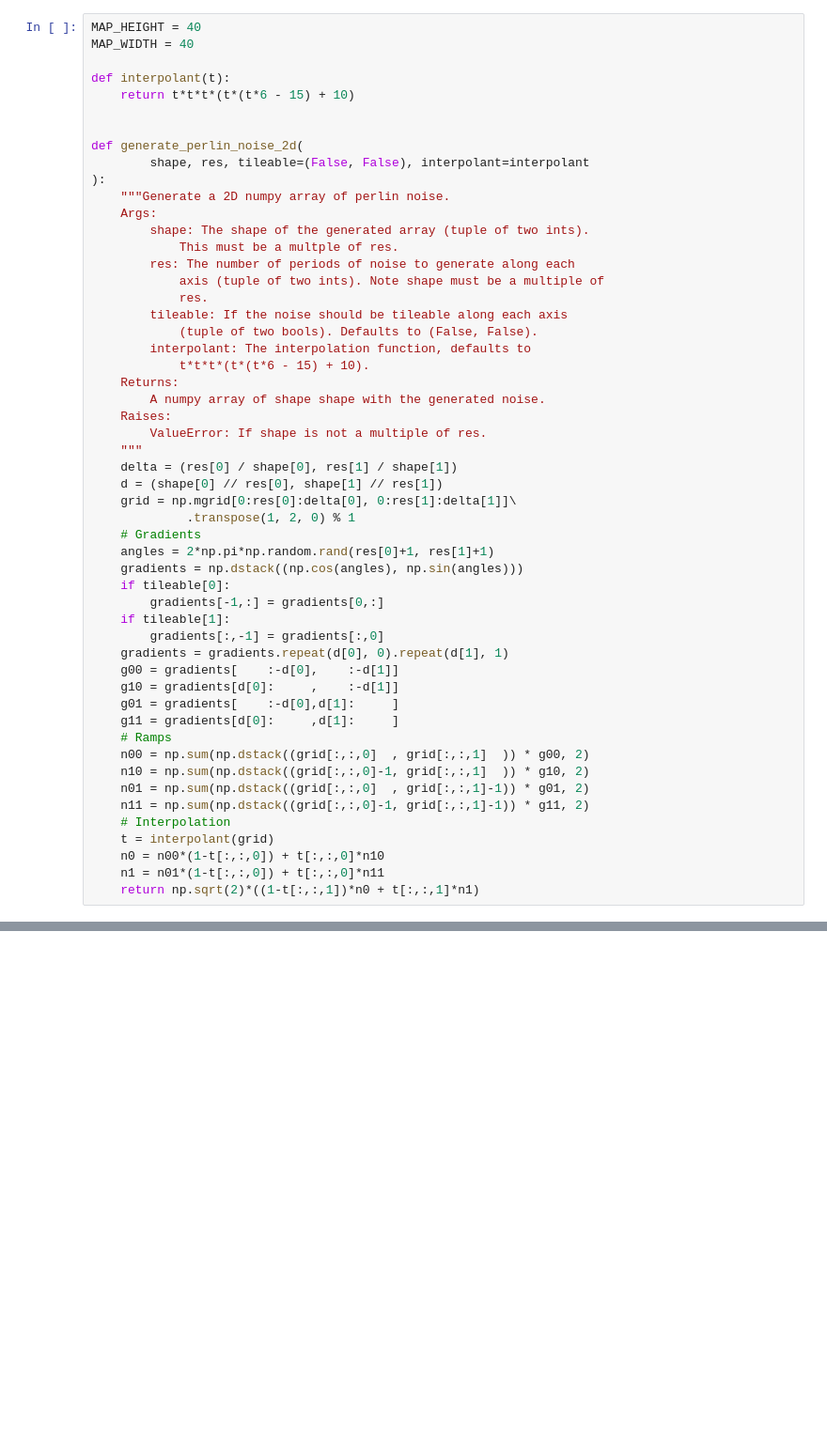
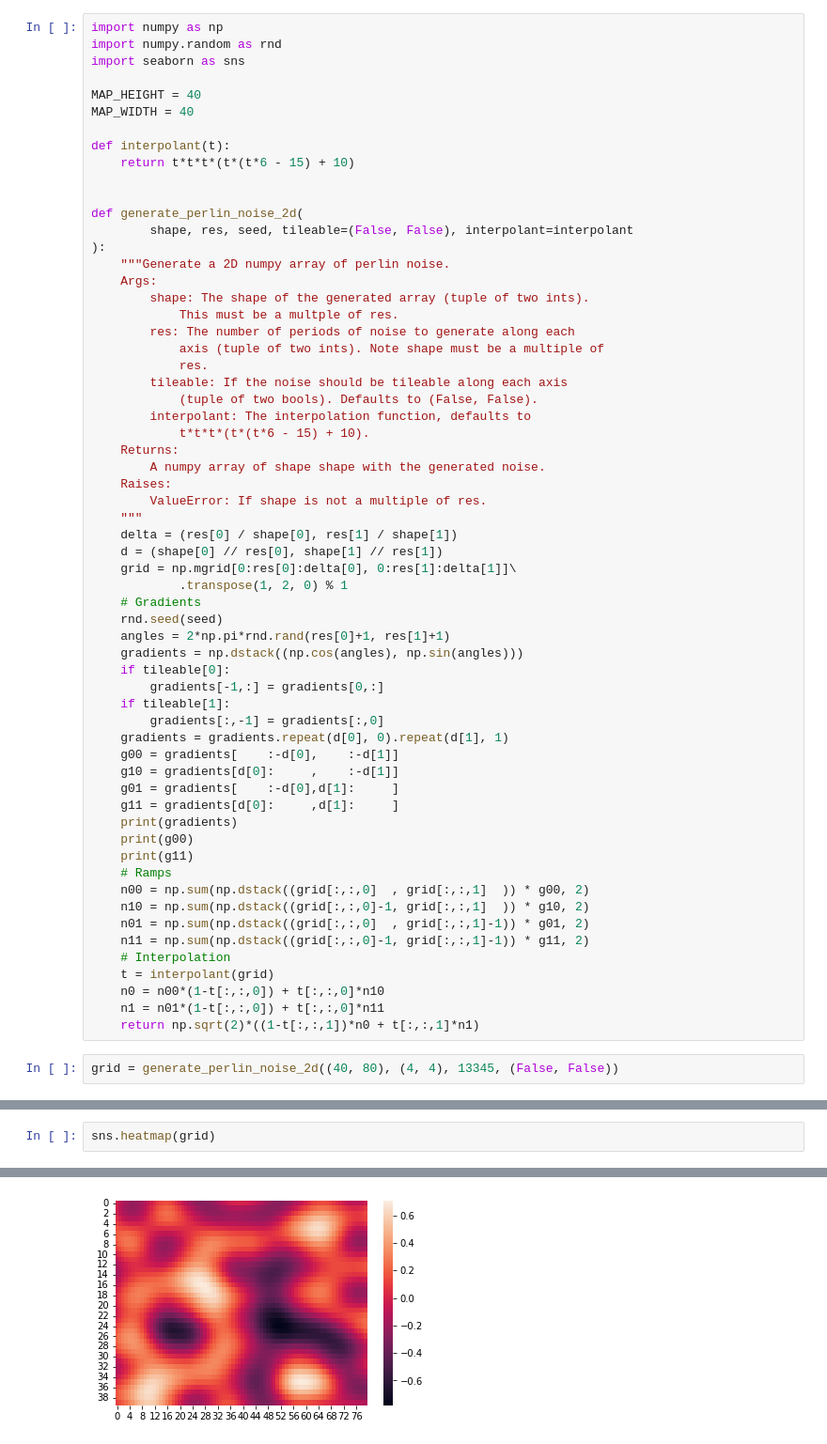
Before and after one commit to Ainheg/KEBUM, a Jupyter notebook: python/research/noise.ipynb, the cells around one changed output, grey strips where cells are left out. Shown: that part at 94% size. Drawn from its saved outputs; the diff is of its cells as text; blank space fills up the shorter version.

```diff
--- a/python/research/noise.ipynb
+++ b/python/research/noise.ipynb
@@ -1,4 +1,8 @@
 # %%
+import numpy as np
+import numpy.random as rnd
+import seaborn as sns
+
 MAP_HEIGHT = 40
 MAP_WIDTH = 40
 
@@ -7,7 +11,7 @@ def interpolant(t):
 
 
 def generate_perlin_noise_2d(
-        shape, res, tileable=(False, False), interpolant=interpolant
+        shape, res, seed, tileable=(False, False), interpolant=interpolant
 ):
     """Generate a 2D numpy array of perlin noise.
     Args:
@@ -28,9 +32,10 @@ def generate_perlin_noise_2d(
     delta = (res[0] / shape[0], res[1] / shape[1])
     d = (shape[0] // res[0], shape[1] // res[1])
     grid = np.mgrid[0:res[0]:delta[0], 0:res[1]:delta[1]]\
-             .transpose(1, 2, 0) % 1
+            .transpose(1, 2, 0) % 1
     # Gradients
-    angles = 2*np.pi*np.random.rand(res[0]+1, res[1]+1)
+    rnd.seed(seed)
+    angles = 2*np.pi*rnd.rand(res[0]+1, res[1]+1)
     gradients = np.dstack((np.cos(angles), np.sin(angles)))
     if tileable[0]:
         gradients[-1,:] = gradients[0,:]
@@ -41,6 +46,9 @@ def generate_perlin_noise_2d(
     g10 = gradients[d[0]:     ,    :-d[1]]
     g01 = gradients[    :-d[0],d[1]:     ]
     g11 = gradients[d[0]:     ,d[1]:     ]
+    print(gradients)
+    print(g00)
+    print(g11)
     # Ramps
     n00 = np.sum(np.dstack((grid[:,:,0]  , grid[:,:,1]  )) * g00, 2)
     n10 = np.sum(np.dstack((grid[:,:,0]-1, grid[:,:,1]  )) * g10, 2)
@@ -51,3 +59,5 @@ def generate_perlin_noise_2d(
     n0 = n00*(1-t[:,:,0]) + t[:,:,0]*n10
     n1 = n01*(1-t[:,:,0]) + t[:,:,0]*n11
     return np.sqrt(2)*((1-t[:,:,1])*n0 + t[:,:,1]*n1)
+# %%
+grid = generate_perlin_noise_2d((40, 80), (4, 4), 13345, (False, False))
@@ -53,0 +82,3 @@ def generate_perlin_noise_2d(
+# %%
+sns.heatmap(grid)
+# %% [output]
@@ -53,0 +86 @@ def generate_perlin_noise_2d(
+[figure, added]
```
Also changed, not shown: parts of 7 cells of this notebook, 29 other files.
